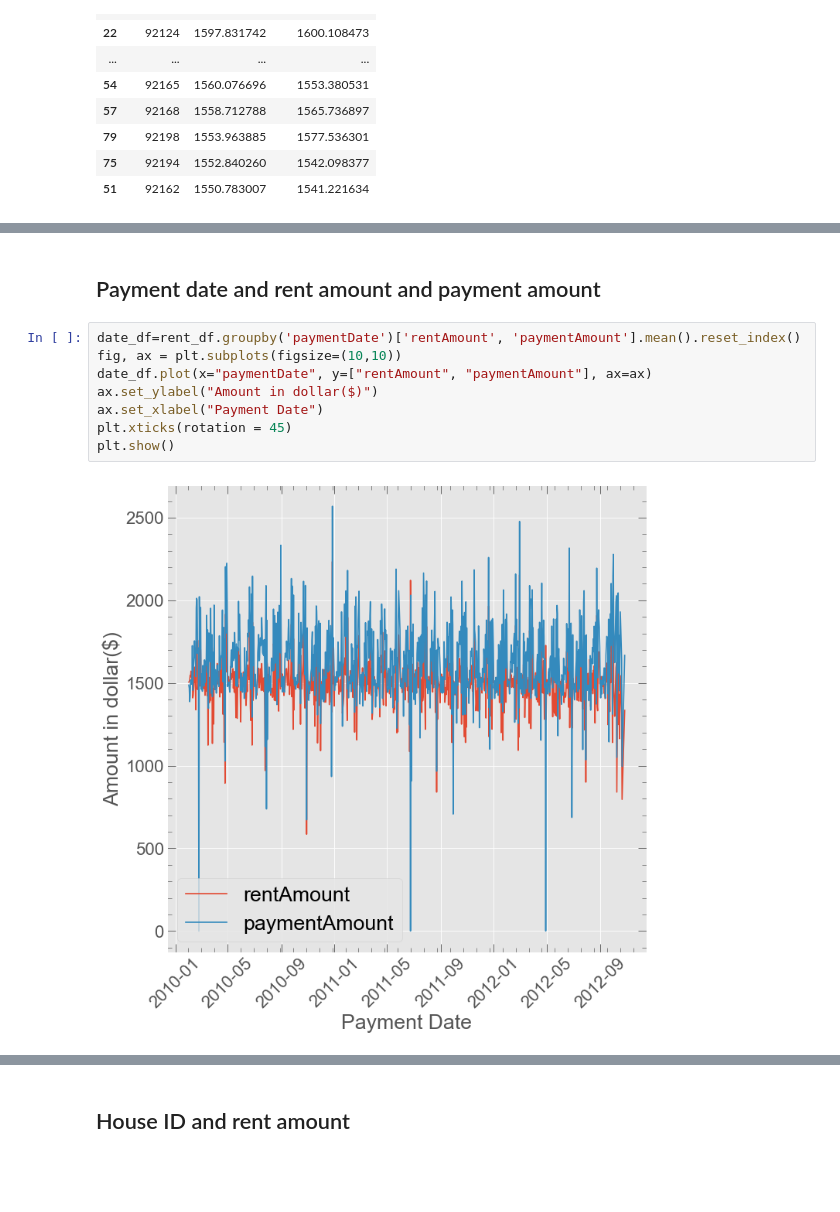
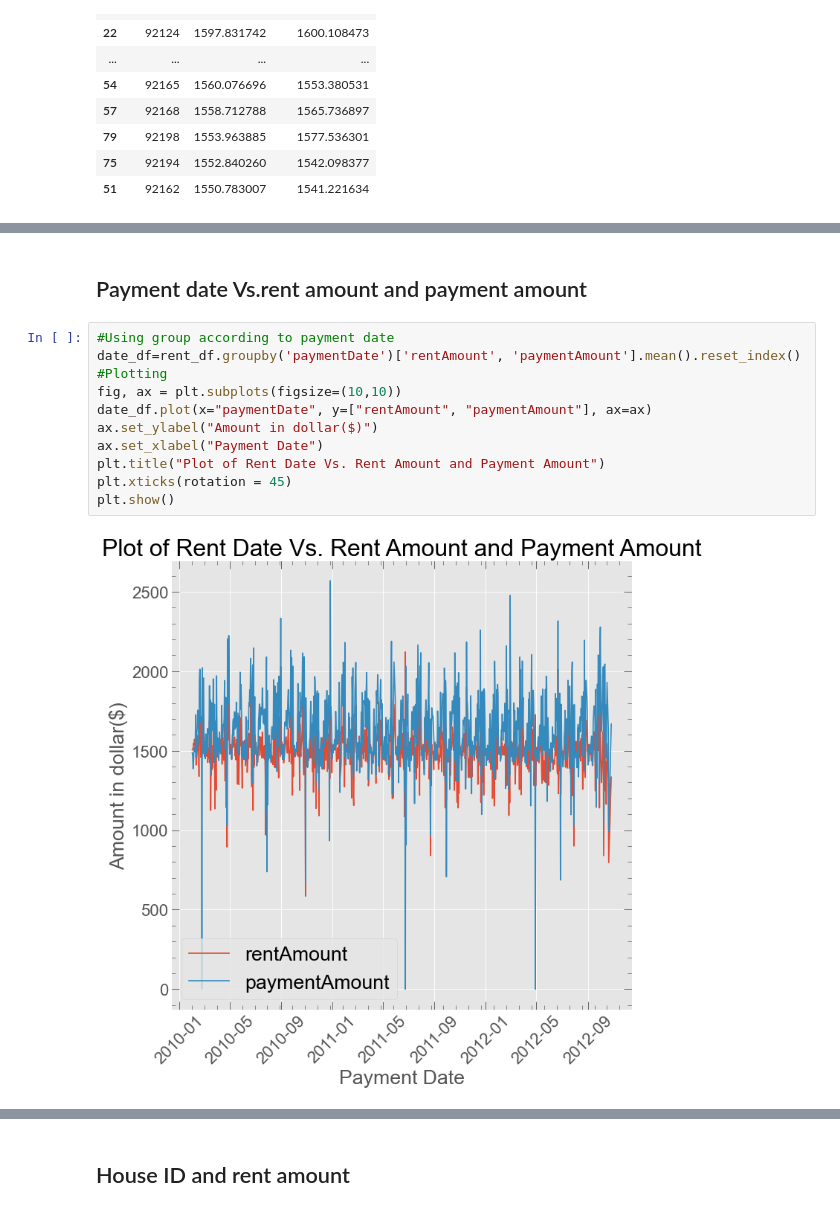
Before and after one commit to pandeysudip/Rental, a Jupyter notebook: 2.Data_Visulization.ipynb, the cells around one changed output, grey strips where cells are left out. Saved outputs shown, nothing was run; the diff lists cells and outputs as text; blank space fills up the shorter version.

```diff
--- a/2.Data_Visulization.ipynb
+++ b/2.Data_Visulization.ipynb
@@ -439,12 +448,15 @@ plt.show()
 # %% [markdown]
-## Payment date and rent amount and payment amount
+## Payment date Vs.rent amount and payment amount
 # %%
+#Using group according to payment date
 date_df=rent_df.groupby('paymentDate')['rentAmount', 'paymentAmount'].mean().reset_index()
+#Plotting
 fig, ax = plt.subplots(figsize=(10,10))
 date_df.plot(x="paymentDate", y=["rentAmount", "paymentAmount"], ax=ax)
 ax.set_ylabel("Amount in dollar($)")
 ax.set_xlabel("Payment Date")
+plt.title("Plot of Rent Date Vs. Rent Amount and Payment Amount")
 plt.xticks(rotation = 45)
 plt.show()
 # %% [output]
-[figure, old version]
+[figure, new version]
```
Also changed, not shown: parts of 12 cells of this notebook.
